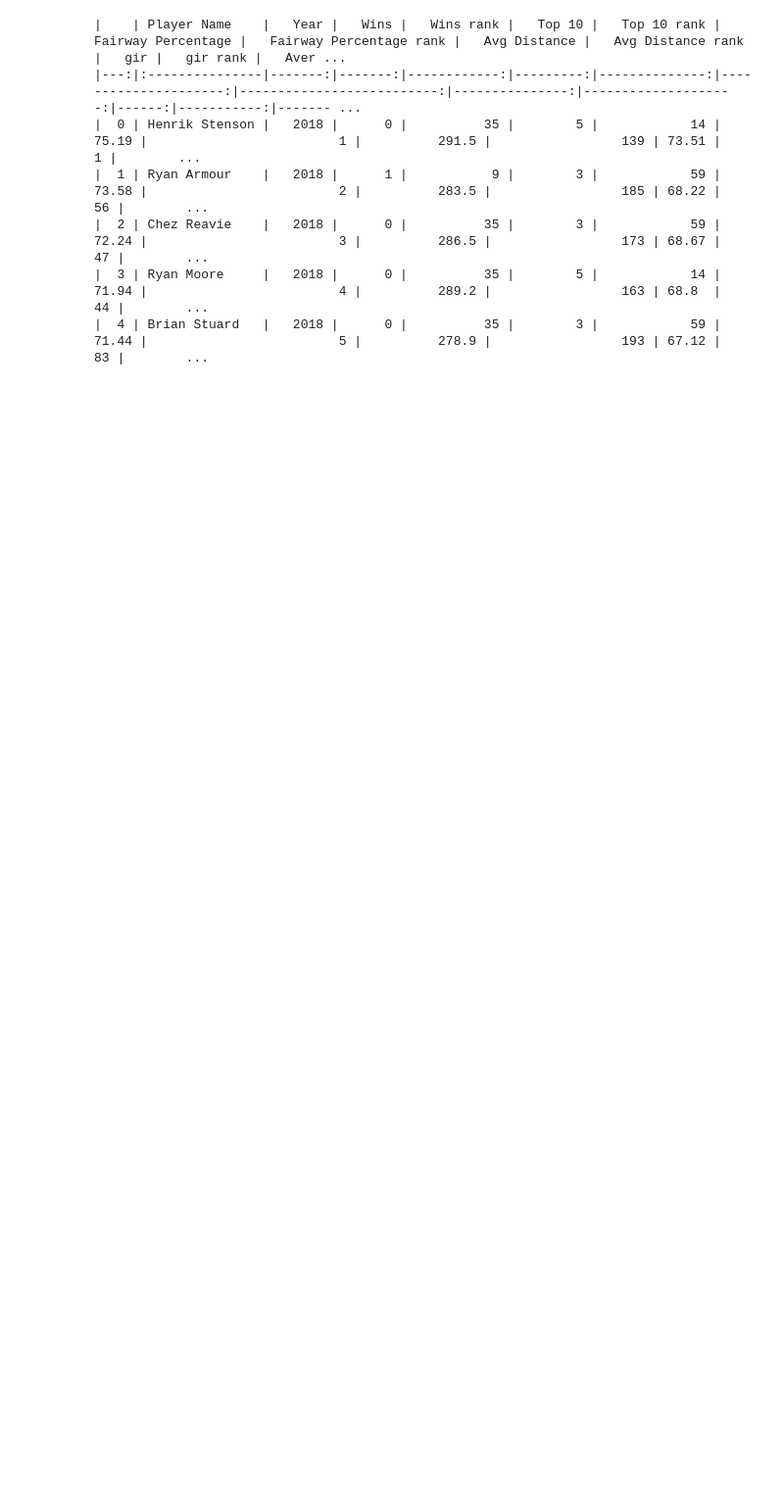
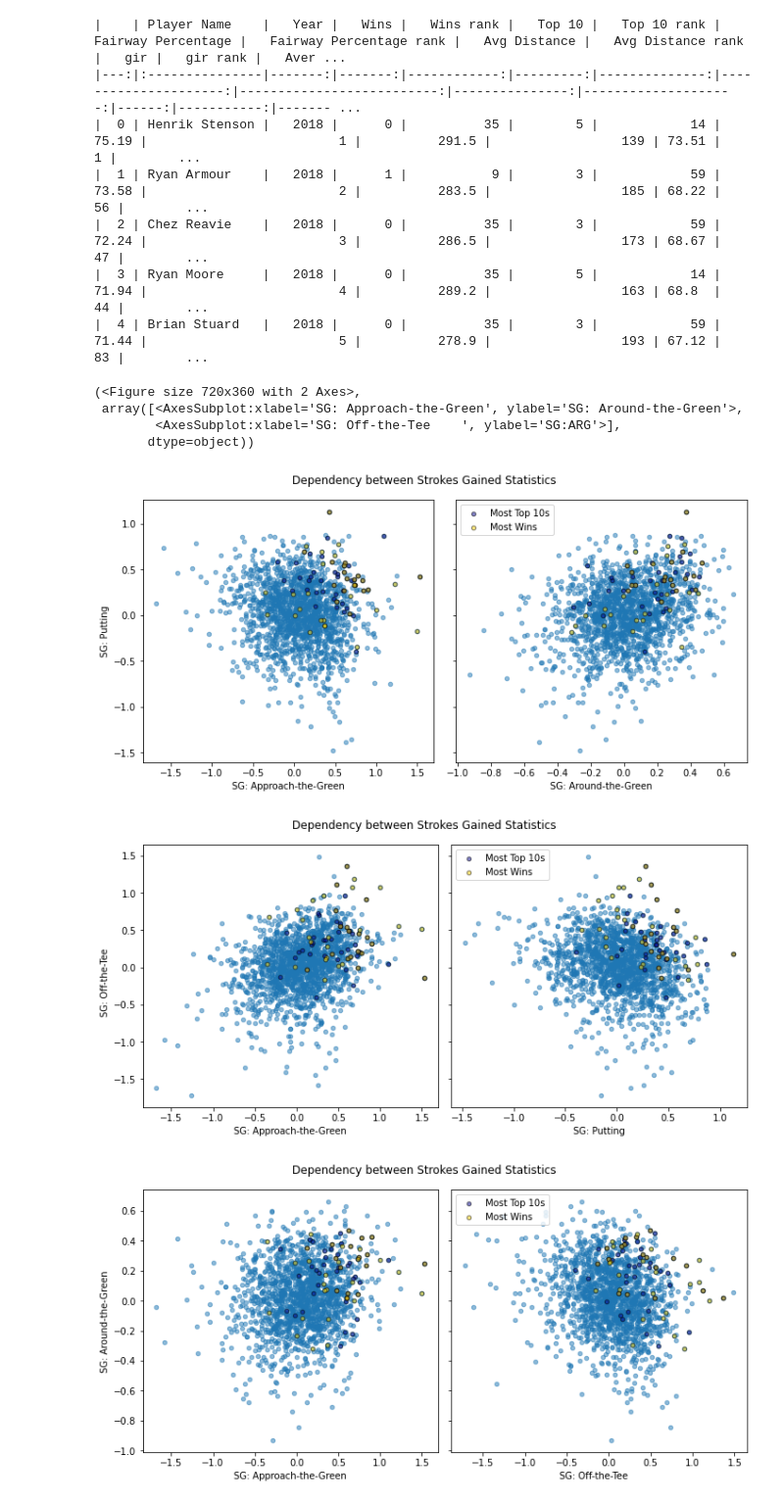
Before and after one commit to richy-p/pga_tour_analysis, a Jupyter notebook: notebooks/clean_analysis.ipynb, the cells around one changed output. Shown at 98% size. Saved outputs shown, nothing was run; the diff lists cells and outputs as text; code cells hidden in the pictures; blank space fills up the shorter version.

```diff
--- a/notebooks/clean_analysis.ipynb
+++ b/notebooks/clean_analysis.ipynb
@@ -32,3 +57,16 @@ print(df.head().to_markdown())
 |  2 | Chez Reavie    |   2018 |      0 |          35 |        3 |            59 |                72.24 |                         3 |          286.5 |                 173 | 68.67 |         47 |        ...
 |  3 | Ryan Moore     |   2018 |      0 |          35 |        5 |            14 |                71.94 |                         4 |          289.2 |                 163 | 68.8  |         44 |        ...
 |  4 | Brian Stuard   |   2018 |      0 |          35 |        3 |            59 |                71.44 |                         5 |          278.9 |                 193 | 67.12 |         83 |        ...
+# %%
+from plotting import make_double_scatter_plot
+make_double_scatter_plot(df,['SG:APR','SG:ARG'],'Average SG Putts',alpha=.5,title='Dependency between Strokes Gained Statistics',with_top_performers=True)
+make_double_scatter_plot(df,['SG:APR','Average SG Putts'],'SG:OTT',alpha=.5,title='Dependency between Strokes Gained Statistics',with_top_performers=True)
+make_double_scatter_plot(df,['SG:APR','SG:OTT'],'SG:ARG',alpha=.5,title='Dependency between Strokes Gained Statistics',with_top_performers=True)
+# %% [output]
+(<Figure size 720x360 with 2 Axes>,
+ array([<AxesSubplot:xlabel='SG: Approach-the-Green', ylabel='SG: Around-the-Green'>,
+        <AxesSubplot:xlabel='SG: Off-the-Tee    ', ylabel='SG:ARG'>],
+       dtype=object))
+[figure, added]
+[figure, added]
+[figure, added]
```
Also changed, not shown: parts of 29 cells of this notebook, 29 other files.
